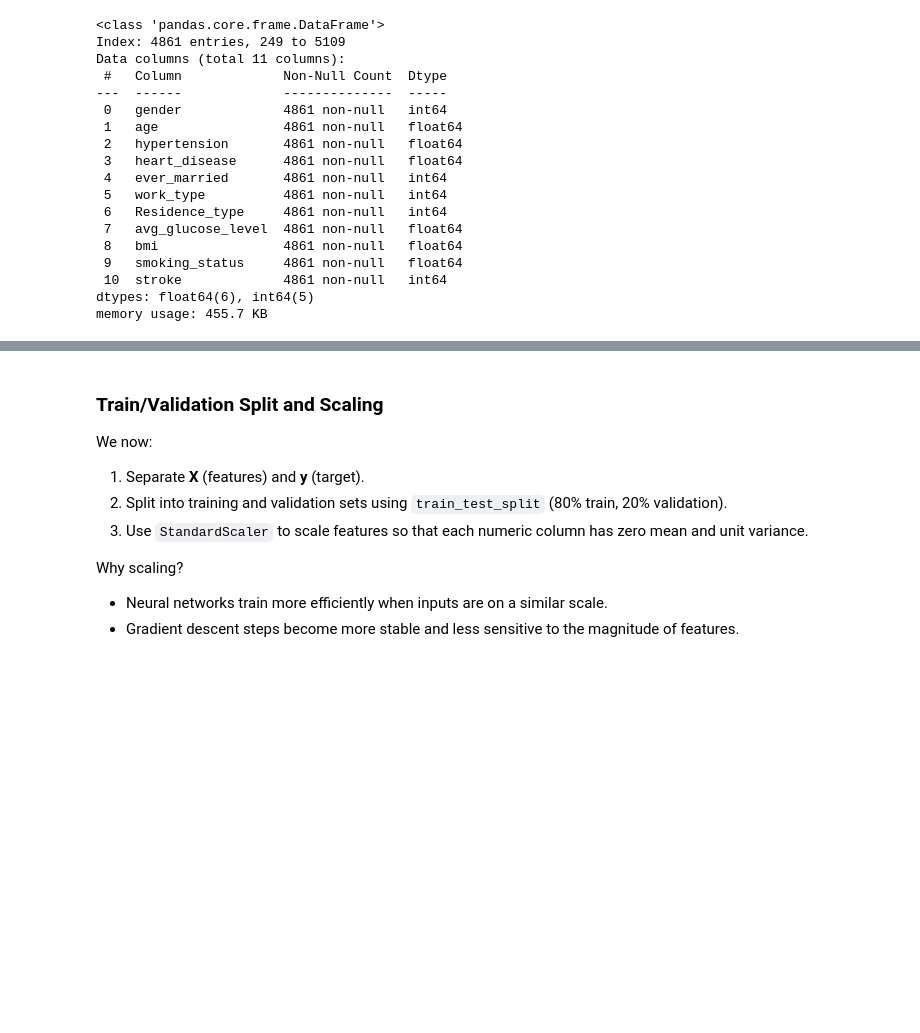
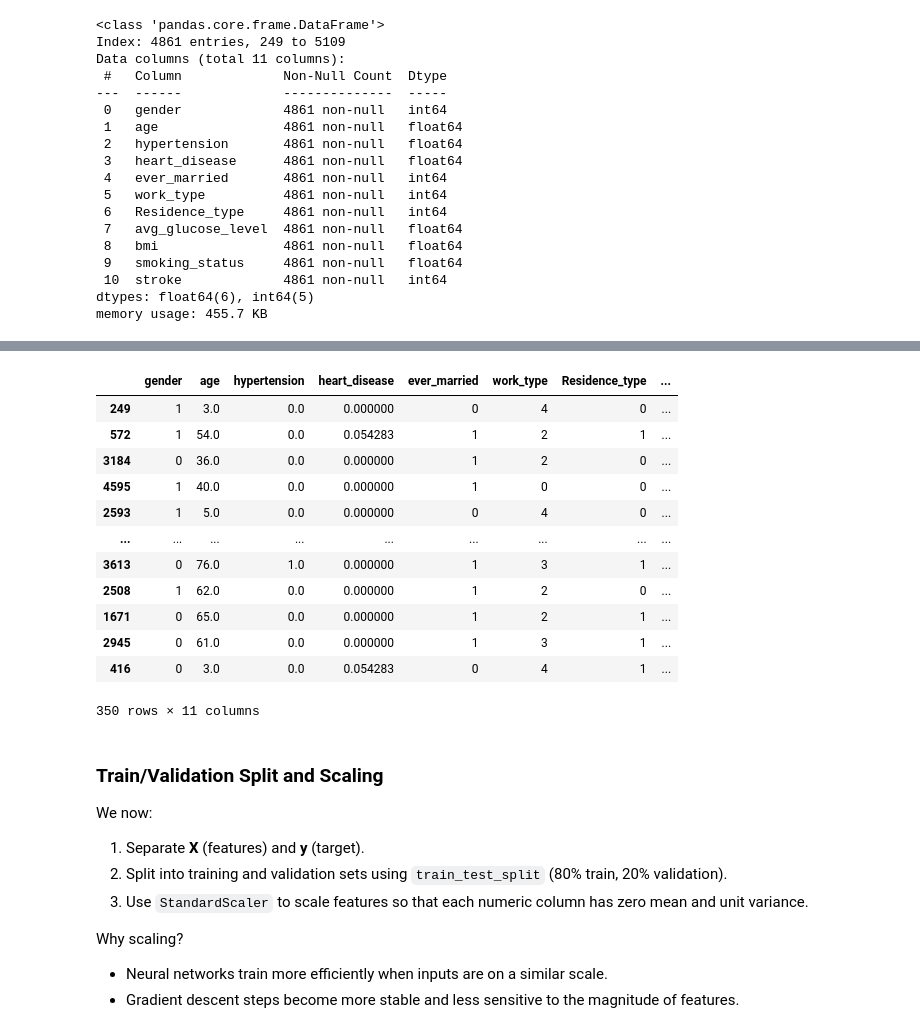
Before and after one commit to peshevskidimitar/i2ds-25-26, a Jupyter notebook: 06 Neural Networks -2.ipynb, the cells around one changed output, grey strips where cells are left out. Saved outputs shown, nothing was run; the diff lists cells and outputs as text; code cells hidden in the pictures; blank space fills up the shorter version.

```diff
--- a/06 Neural Networks -2.ipynb
+++ b/06 Neural Networks -2.ipynb
@@ -262,4 +262,20 @@ data
 599 rows × 11 columns
+# %%
+data.loc[data['stroke']==0]
+# %% [output]
+|  | gender | age | hypertension | heart_disease | ever_married | work_type | Residence_type | ... |
+| 249 | 1 | 3.0 | 0.0 | 0.000000 | 0 | 4 | 0 | ... |
+| 572 | 1 | 54.0 | 0.0 | 0.054283 | 1 | 2 | 1 | ... |
+| 3184 | 0 | 36.0 | 0.0 | 0.000000 | 1 | 2 | 0 | ... |
+| 4595 | 1 | 40.0 | 0.0 | 0.000000 | 1 | 0 | 0 | ... |
+| 2593 | 1 | 5.0 | 0.0 | 0.000000 | 0 | 4 | 0 | ... |
+| ... | ... | ... | ... | ... | ... | ... | ... | ... |
+| 3613 | 0 | 76.0 | 1.0 | 0.000000 | 1 | 3 | 1 | ... |
+| 2508 | 1 | 62.0 | 0.0 | 0.000000 | 1 | 2 | 0 | ... |
+| 1671 | 0 | 65.0 | 0.0 | 0.000000 | 1 | 2 | 1 | ... |
+| 2945 | 0 | 61.0 | 0.0 | 0.000000 | 1 | 3 | 1 | ... |
+| 416 | 0 | 3.0 | 0.0 | 0.054283 | 0 | 4 | 1 | ... |
+350 rows × 11 columns
 # %% [markdown]
 ### Train/Validation Split and Scaling
 
```
Also changed, not shown: parts of 11 cells of this notebook, 5 other files.
